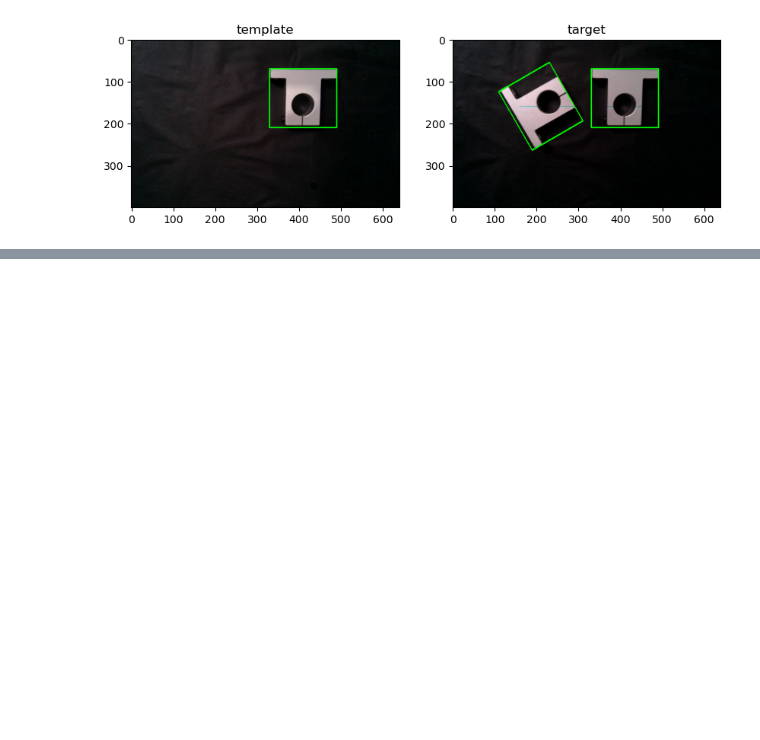
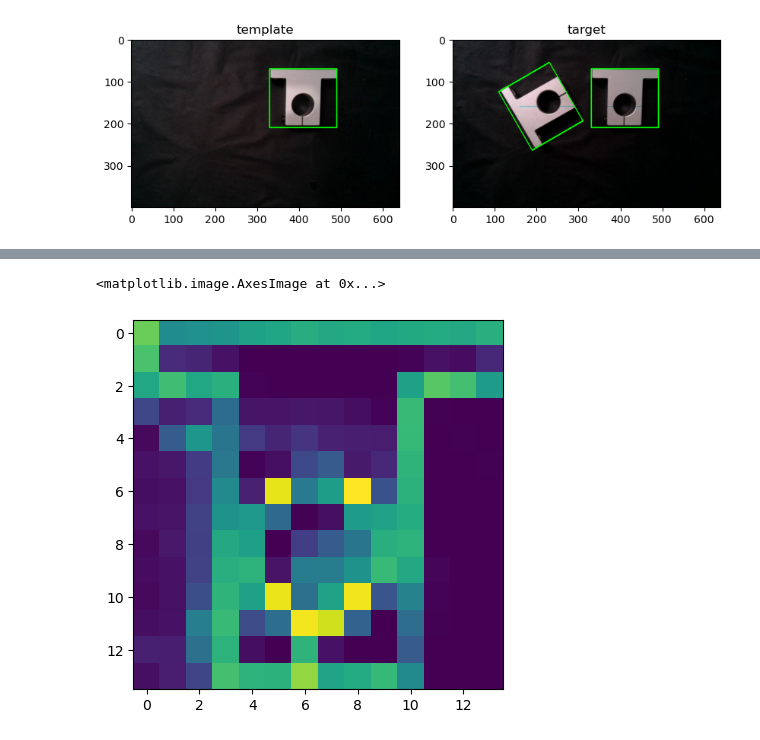
Before and after one commit to bamps53/template_matching, a Jupyter notebook: notebooks/test_matcher.ipynb, the cells around one changed output, grey strips where cells are left out. Cells and saved outputs as stored; diff of their text form; code cells hidden in the pictures; blank space fills up the shorter version.

```diff
--- a/notebooks/test_matcher.ipynb
+++ b/notebooks/test_matcher.ipynb
@@ -72,0 +180,5 @@ set_template took 0.034743547439575195 seconds to run.
+# %%
+plt.imshow(matcher.template_features[0].reshape(14, 14))
+# %% [output]
+<matplotlib.image.AxesImage at 0x...>
+[figure, added]
```
Also changed, not shown: parts of 3 cells of this notebook, 12 other files.
